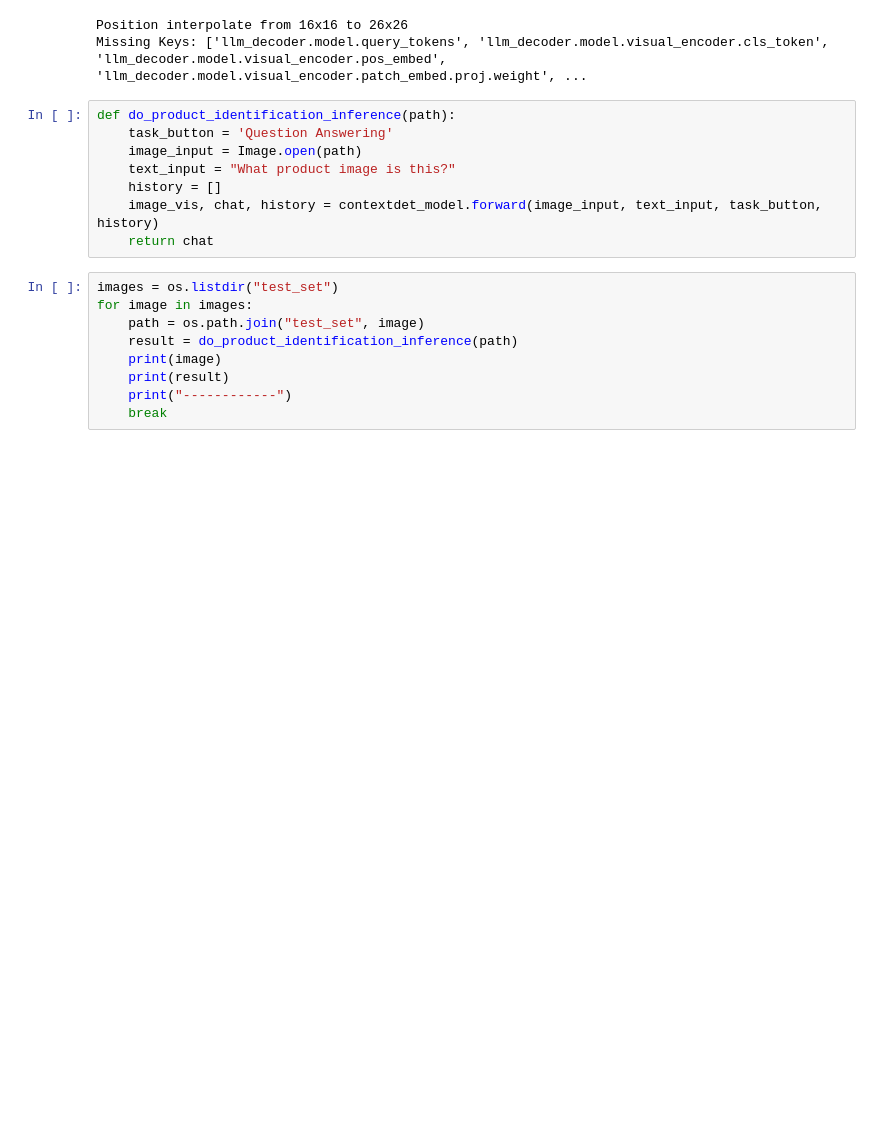
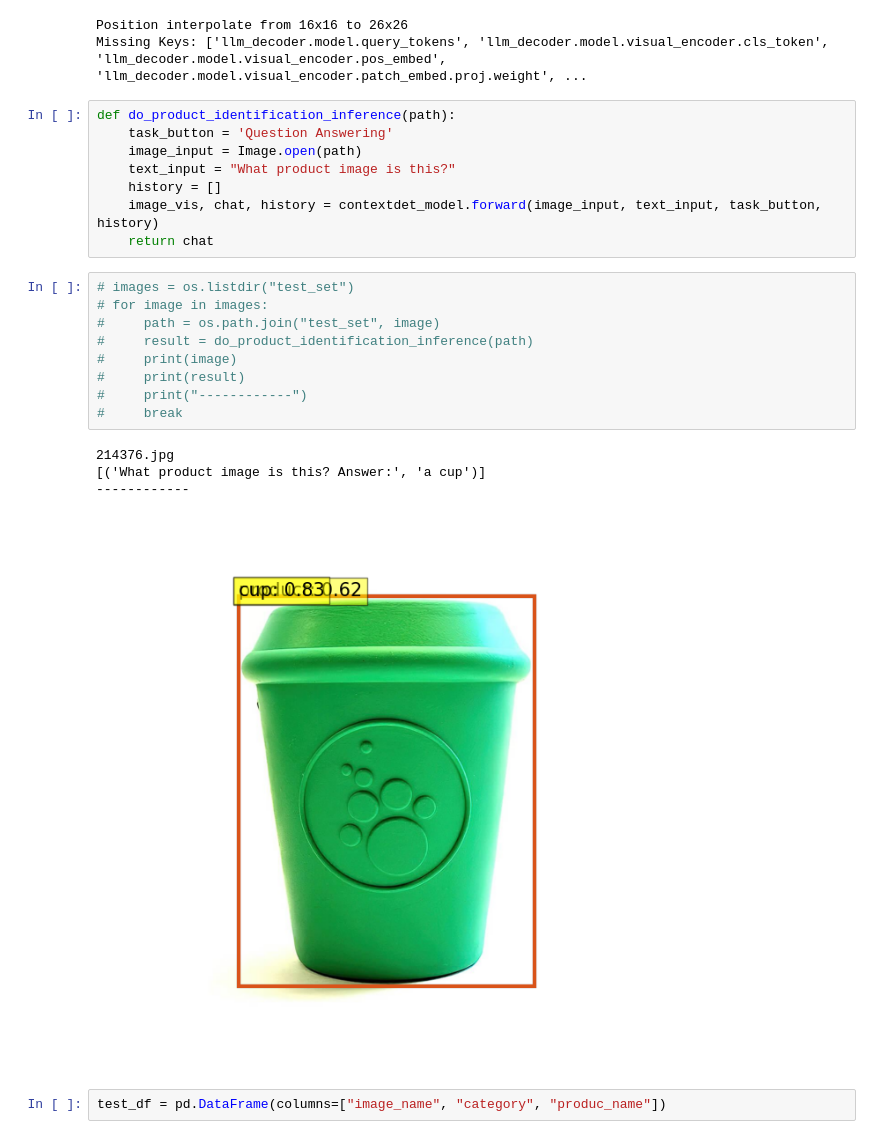
Before and after one commit to Dipak-Htree/contextDet, a Jupyter notebook: test.ipynb, the cells around one changed output. Cells and saved outputs as stored; diff of their text form; blank space fills up the shorter version.

Commit message:
made change in inference script

```diff
--- a/test.ipynb
+++ b/test.ipynb
@@ -18,11 +19,18 @@ def do_product_identification_inference(path):
     image_vis, chat, history = contextdet_model.forward(image_input, text_input, task_button, history)
     return chat
 # %%
-images = os.listdir("test_set")
-for image in images:
-    path = os.path.join("test_set", image)
-    result = do_product_identification_inference(path)
-    print(image)
-    print(result)
-    print("------------")
-    break
+# images = os.listdir("test_set")
+# for image in images:
+#     path = os.path.join("test_set", image)
+#     result = do_product_identification_inference(path)
+#     print(image)
+#     print(result)
+#     print("------------")
+#     break
+# %% [output]
+214376.jpg
+[('What product image is this? Answer:', 'a cup')]
+------------
+[figure, added]
+# %%
+test_df = pd.DataFrame(columns=["image_name", "category", "produc_name"])
```
Also changed, not shown: parts of 2 cells of this notebook, 1 other file.
